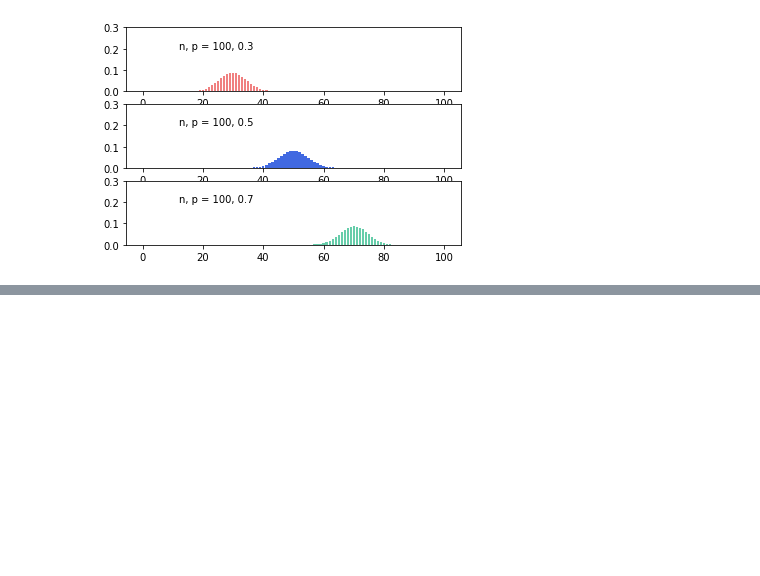
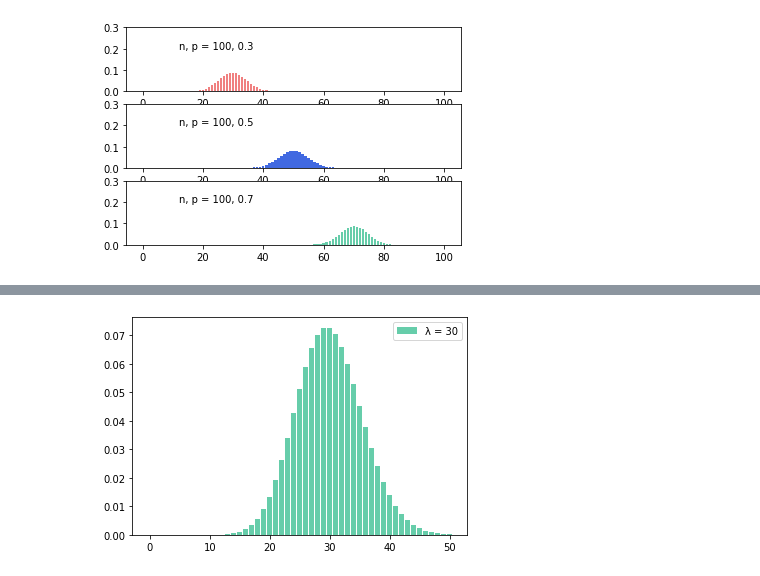
Before and after one commit to k8hsy/finance_study, a Jupyter notebook: Random_model.ipynb, the cells around one changed output, grey strips where cells are left out. Saved outputs shown, nothing was run; the diff lists cells and outputs as text; code cells hidden in the pictures; blank space fills up the shorter version.

```diff
--- a/Random_model.ipynb
+++ b/Random_model.ipynb
@@ -146,0 +195,9 @@ plt.show()
+# %%
+lamb = 30
+pd = np.array([poisson_dist(n,lamb) for n in range (0, 51)])
+x = np.arange(0,51)
+plt.bar (x, pd, color = 'mediumaquamarine')
+plt.legend(['λ = {}'.format(lamb)])
+plt.show()
+# %% [output]
+[figure, added]
```
Also changed, not shown: parts of 11 cells of this notebook.
